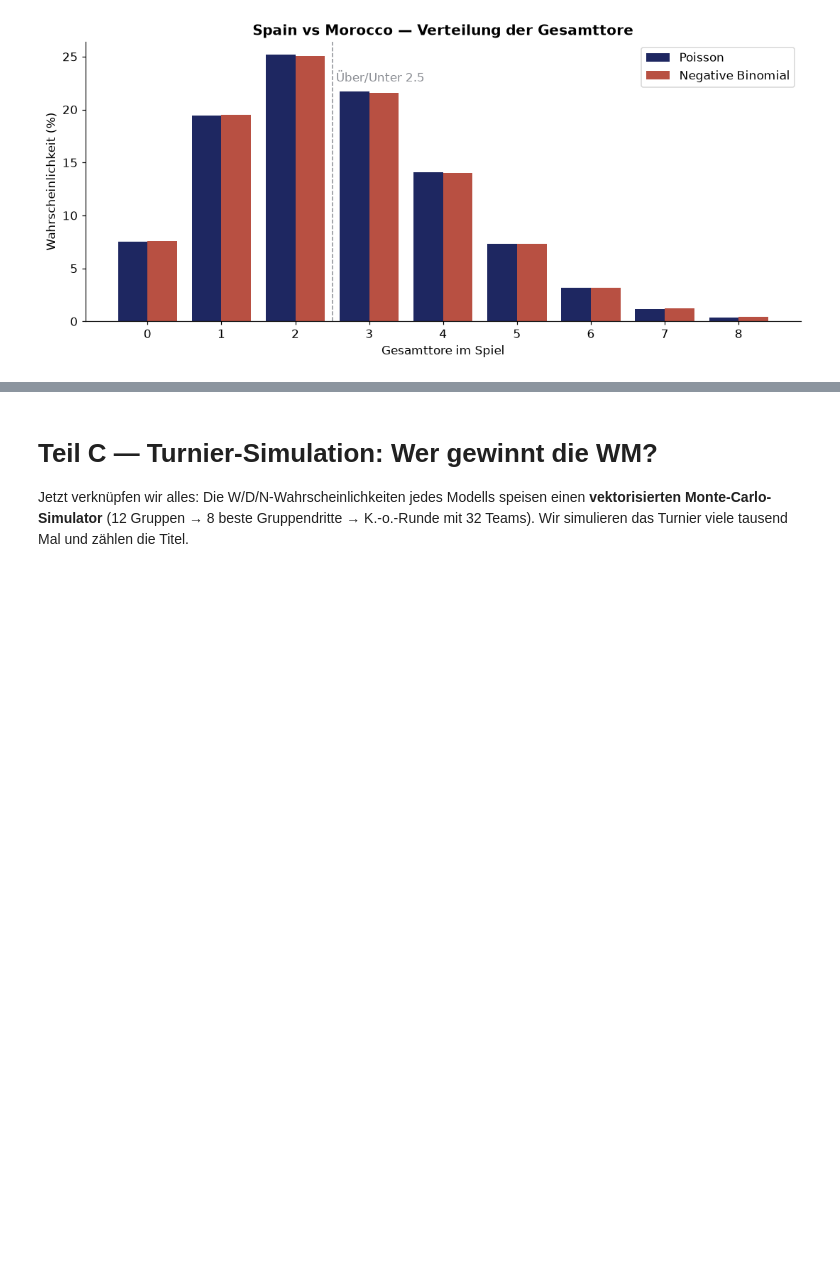
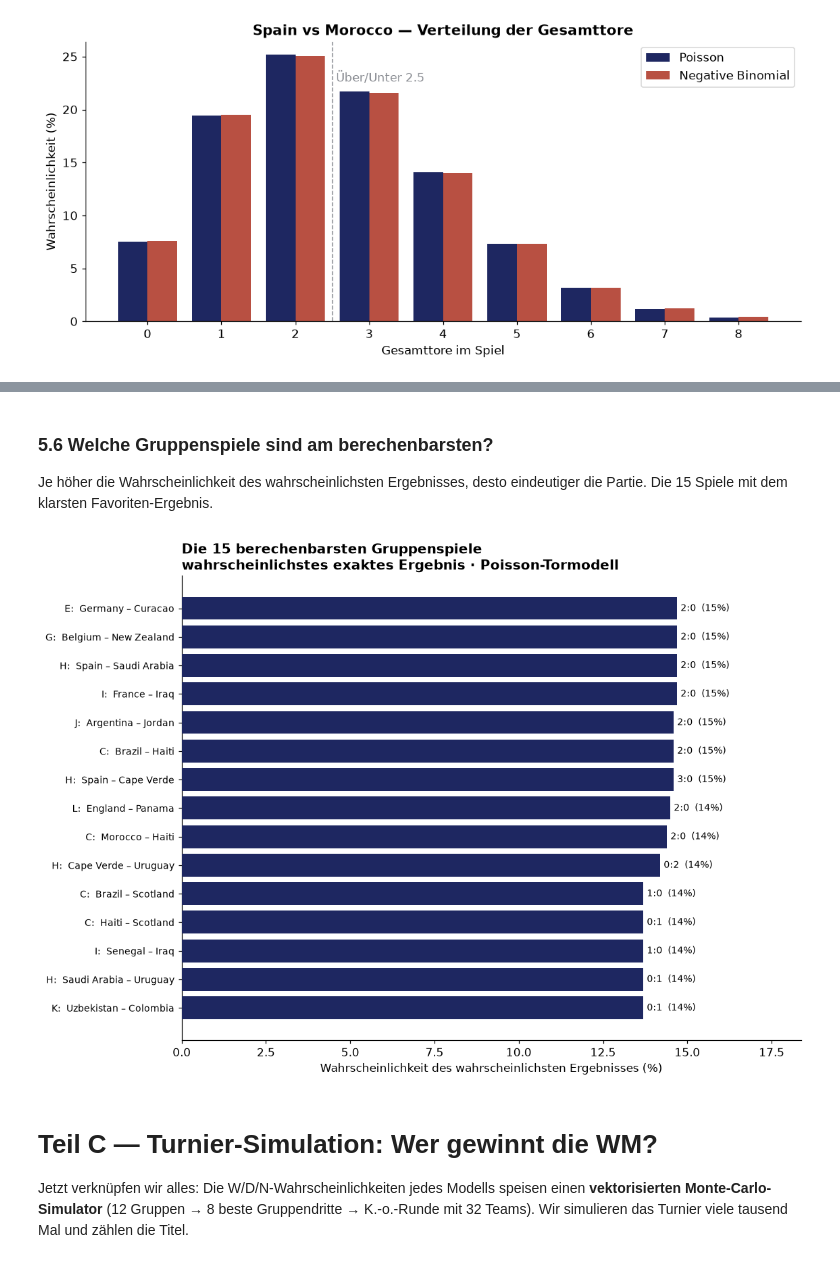
Before and after one commit to Deskaunedsei1983/wc2026-cl01, a Jupyter notebook: wc2026_match_and_scoreline_analysis.ipynb, the cells around one changed output, grey strips where cells are left out. Saved outputs shown, nothing was run; the diff lists cells and outputs as text; code cells hidden in the pictures; blank space fills up the shorter version.

```diff
--- a/wc2026_match_and_scoreline_analysis.ipynb
+++ b/wc2026_match_and_scoreline_analysis.ipynb
@@ -575,3 +709,26 @@ plt.tight_layout(); plt.savefig("nb_total_goals.png"); plt.show()
+# %% [markdown]
+### 5.6 Welche Gruppenspiele sind am berechenbarsten?
+
+Je höher die Wahrscheinlichkeit des wahrscheinlichsten Ergebnisses, desto
+eindeutiger die Partie. Die 15 Spiele mit dem klarsten Favoriten-Ergebnis.
+# %%
+gp  = group_scores
+lab = (gp[("Spiel", "Gr.")].astype(str) + ":  " + gp[("Spiel", "Begegnung")].astype(str)).values
+pp  = gp[("Poisson", "P%")].astype(float).values
+sc  = gp[("Poisson", "Erg.")].astype(str).values
+o   = np.argsort(pp)[::-1][:15][::-1]
+fig, ax = plt.subplots(figsize=(10.5, 7.5))
+ax.barh(range(len(o)), pp[o], color=NAVY, zorder=3)
+ax.set_yticks(range(len(o))); ax.set_yticklabels([lab[i] for i in o], fontsize=9)
+for k, i in enumerate(o):
+    ax.text(pp[i]+0.1, k, f"{sc[i]}  ({pp[i]:.0f}%)", va="center", fontsize=9)
+ax.set_xlabel("Wahrscheinlichkeit des wahrscheinlichsten Ergebnisses (%)")
+ax.set_title("Die 15 berechenbarsten Gruppenspiele\n"
+             "wahrscheinlichstes exaktes Ergebnis · Poisson-Tormodell", loc="left")
+ax.set_xlim(0, pp[o].max()*1.25)
+plt.tight_layout(); plt.savefig("nb_group_predictable.png"); plt.show()
+# %% [output]
+[figure, added]
 # %% [markdown]
 # Teil C — Turnier-Simulation: Wer gewinnt die WM?
 
```
Also changed, not shown: parts of 4 cells of this notebook, 4 other files.
